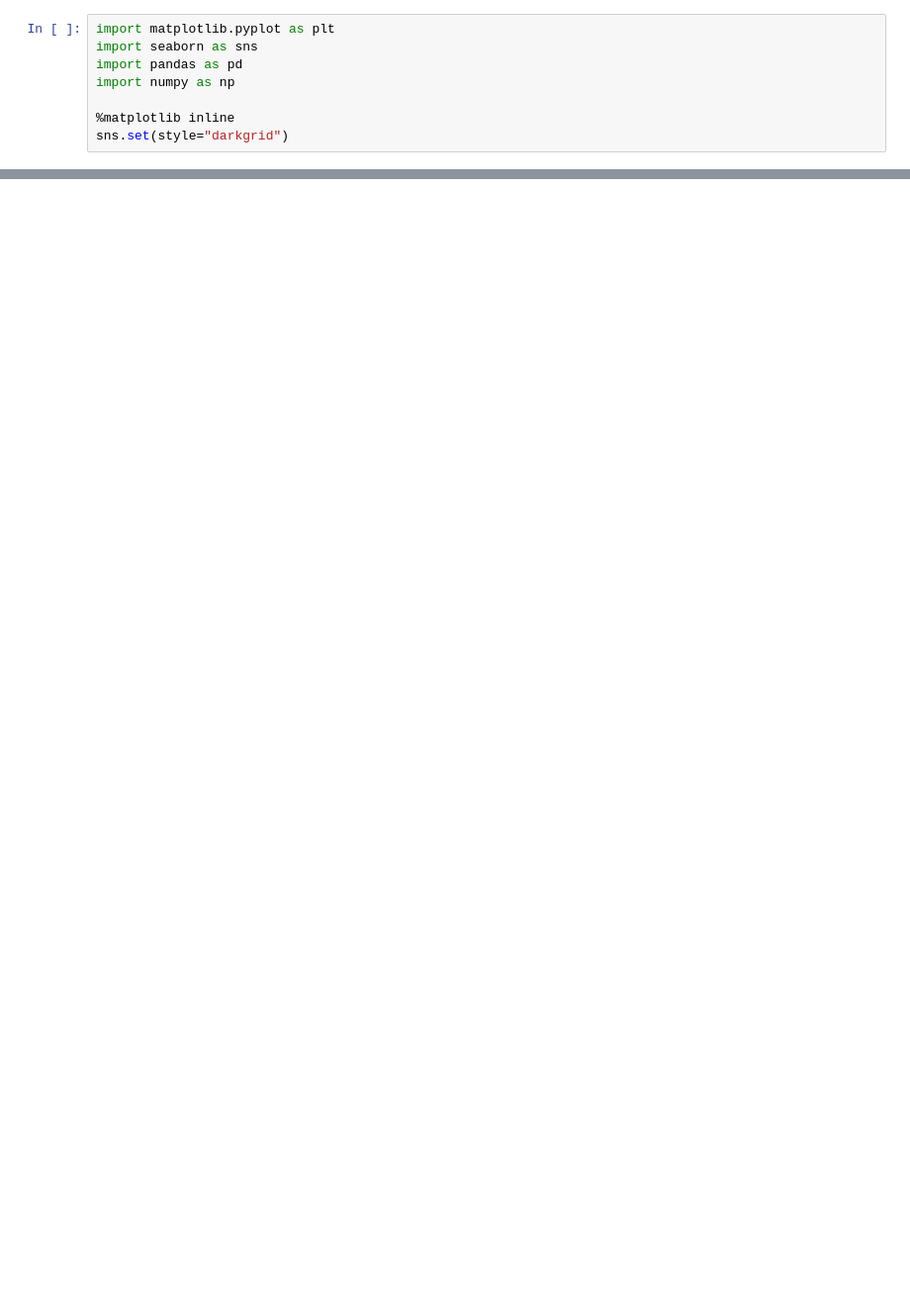
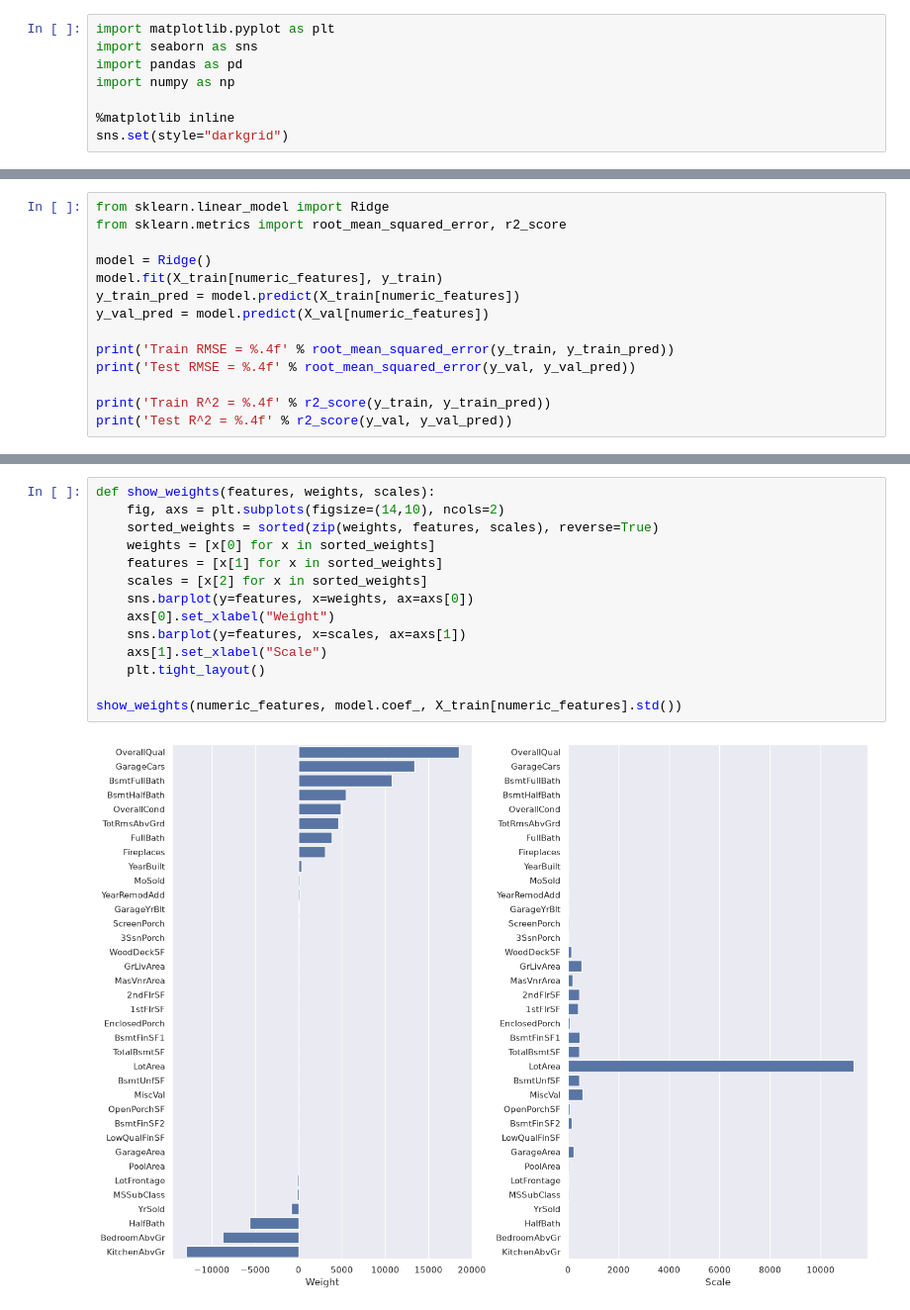
Before and after one commit to artemkafrog/ml-models, a Jupyter notebook: linregr/house_price_prediction/housing_price_prediction.ipynb, the cells around one changed output, grey strips where cells are left out. Shown at 99% size. Cells and saved outputs as stored; diff of their text form; blank space fills up the shorter version.

```diff
--- a/linregr/house_price_prediction/housing_price_prediction.ipynb
+++ b/linregr/house_price_prediction/housing_price_prediction.ipynb
@@ -99,0 +100,14 @@ plt.tight_layout()
+# %%
+from sklearn.linear_model import Ridge
+from sklearn.metrics import root_mean_squared_error, r2_score
+
+model = Ridge()
+model.fit(X_train[numeric_features], y_train)
+y_train_pred = model.predict(X_train[numeric_features])
+y_val_pred = model.predict(X_val[numeric_features])
+
+print('Train RMSE = %.4f' % root_mean_squared_error(y_train, y_train_pred))
+print('Test RMSE = %.4f' % root_mean_squared_error(y_val, y_val_pred))
+
+print('Train R^2 = %.4f' % r2_score(y_train, y_train_pred))
+print('Test R^2 = %.4f' % r2_score(y_val, y_val_pred))
@@ -99,0 +126,16 @@ plt.tight_layout()
+# %%
+def show_weights(features, weights, scales):
+    fig, axs = plt.subplots(figsize=(14,10), ncols=2)
+    sorted_weights = sorted(zip(weights, features, scales), reverse=True)
+    weights = [x[0] for x in sorted_weights]
+    features = [x[1] for x in sorted_weights]
+    scales = [x[2] for x in sorted_weights]
+    sns.barplot(y=features, x=weights, ax=axs[0])
+    axs[0].set_xlabel("Weight")
+    sns.barplot(y=features, x=scales, ax=axs[1])
+    axs[1].set_xlabel("Scale")
+    plt.tight_layout()
+
+show_weights(numeric_features, model.coef_, X_train[numeric_features].std())
+# %% [output]
+[figure, added]
```
Also changed, not shown: parts of 9 cells of this notebook.
